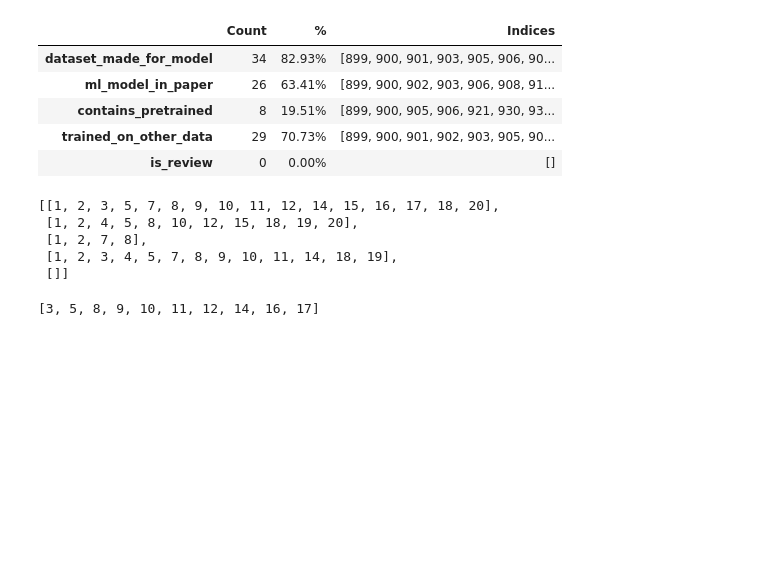
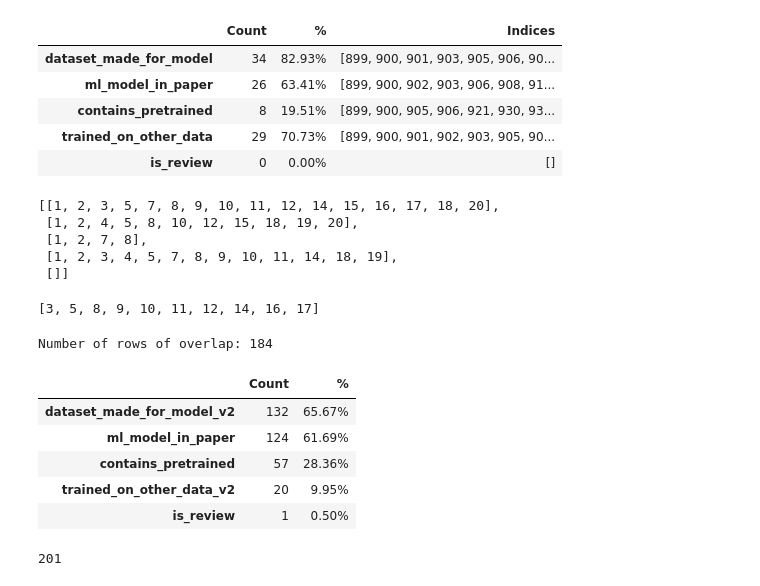
Before and after one commit to audtree/labeler-bias, a Jupyter notebook: prelim-analysis.ipynb, the cells around one changed output. Saved outputs shown, nothing was run; the diff lists cells and outputs as text; code cells hidden in the pictures; blank space fills up the shorter version.

```diff
--- a/prelim-analysis.ipynb
+++ b/prelim-analysis.ipynb
@@ -495,3 +495,19 @@ ff = [1, 2, 3, 5, 7, 8, 9, 10, 11, 12, 14, 15, 16, 17, 18, 20]
 [x for x in ff if x not in r]
 # %% [output]
 [3, 5, 8, 9, 10, 11, 12, 14, 16, 17]
+# %%
+cols = ['dataset_made_for_model_v2', 'ml_model_in_paper', 'contains_pretrained', 'trained_on_other_data_v2', 'is_review']
+print('Number of rows of overlap:', len(df[df[['dataset_made_for_model', 'ml_model_in_paper', 'contains_pretrained', 'trained_on_other_data']].any(axis=1)
+                                           & ~ df['is_review']
+                                           & (df['year'] == 2023)]))
+print_summary_df(cols, df[df['year'] == 2023])
+len(df[df['year'] == 2023])
+# %% [output]
+Number of rows of overlap: 184
+|  | Count | % |
+| dataset_made_for_model_v2 | 132 | 65.67% |
+| ml_model_in_paper | 124 | 61.69% |
+| contains_pretrained | 57 | 28.36% |
+| trained_on_other_data_v2 | 20 | 9.95% |
+| is_review | 1 | 0.50% |
+201
```
Also changed, not shown: parts of 2 cells of this notebook, 4 other files.
